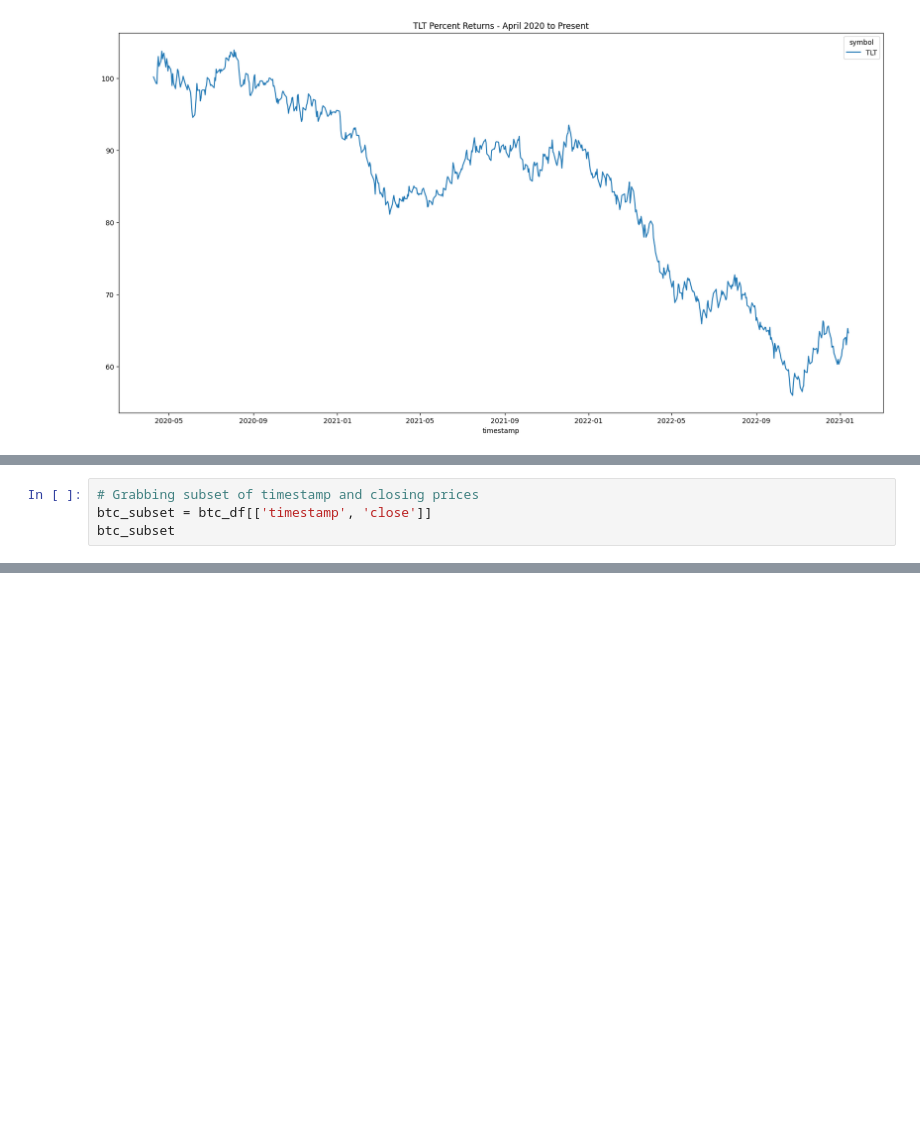
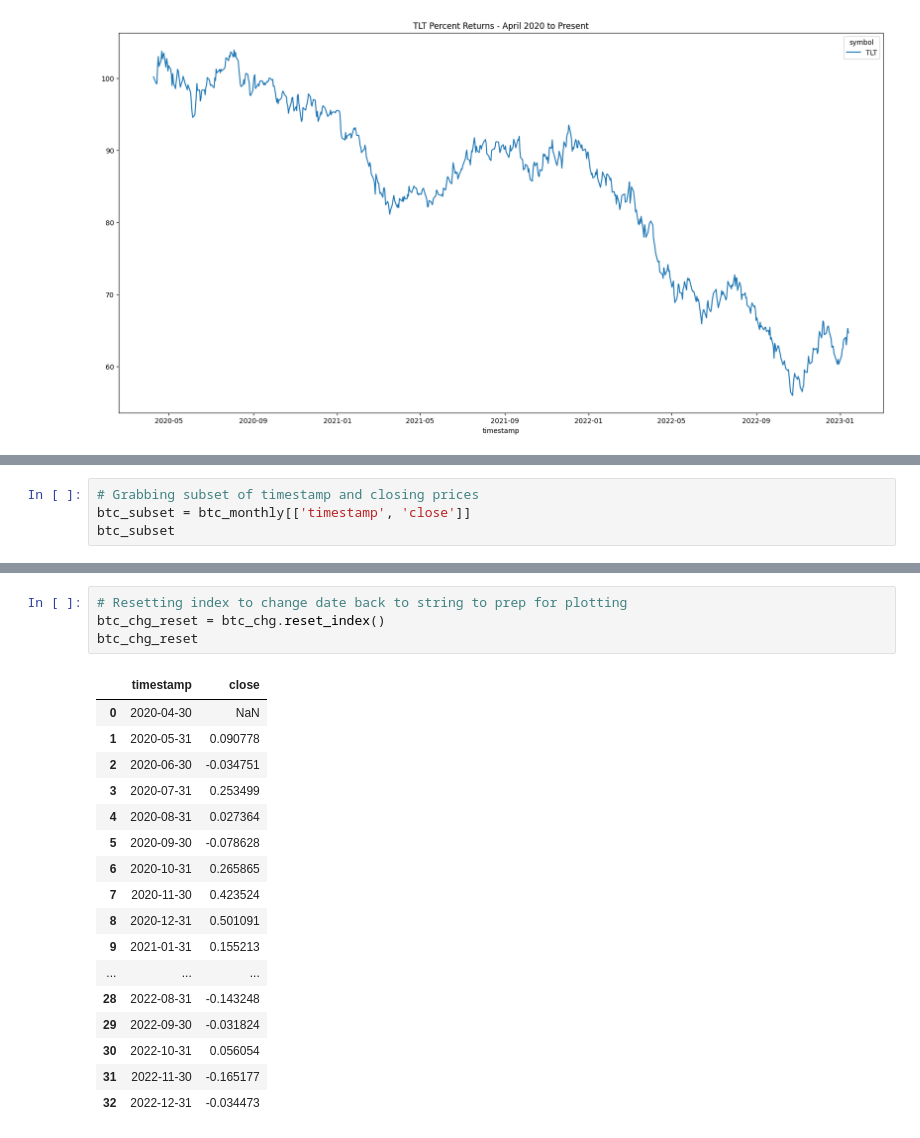
Before and after one commit to jordan-gilmartin/Alpaca-API-Data, a Jupyter notebook: Alpaca-API-Data.ipynb, the cells around one changed output, grey strips where cells are left out. Cells and saved outputs as stored; diff of their text form; blank space fills up the shorter version.

```diff
--- a/Alpaca-API-Data.ipynb
+++ b/Alpaca-API-Data.ipynb
@@ -890,6 +915,6 @@ memory usage: 69.1+ KB
 # %%
 # Grabbing subset of timestamp and closing prices
-btc_subset = btc_df[['timestamp', 'close']]
+btc_subset = btc_monthly[['timestamp', 'close']]
 btc_subset
 # %% [output]
 |  | timestamp | close |
@@ -997,0 +1018,22 @@ btc_chg
+# %%
+# Resetting index to change date back to string to prep for plotting
+btc_chg_reset = btc_chg.reset_index()
+btc_chg_reset
+# %% [output]
+|  | timestamp | close |
+| 0 | 2020-04-30 | NaN |
+| 1 | 2020-05-31 | 0.090778 |
+| 2 | 2020-06-30 | -0.034751 |
+| 3 | 2020-07-31 | 0.253499 |
+| 4 | 2020-08-31 | 0.027364 |
+| 5 | 2020-09-30 | -0.078628 |
+| 6 | 2020-10-31 | 0.265865 |
+| 7 | 2020-11-30 | 0.423524 |
+| 8 | 2020-12-31 | 0.501091 |
+| 9 | 2021-01-31 | 0.155213 |
+| ... | ... | ... |
+| 28 | 2022-08-31 | -0.143248 |
+| 29 | 2022-09-30 | -0.031824 |
+| 30 | 2022-10-31 | 0.056054 |
+| 31 | 2022-11-30 | -0.165177 |
+| 32 | 2022-12-31 | -0.034473 |
```
Also changed, not shown: parts of 49 cells of this notebook, 11 other files.
